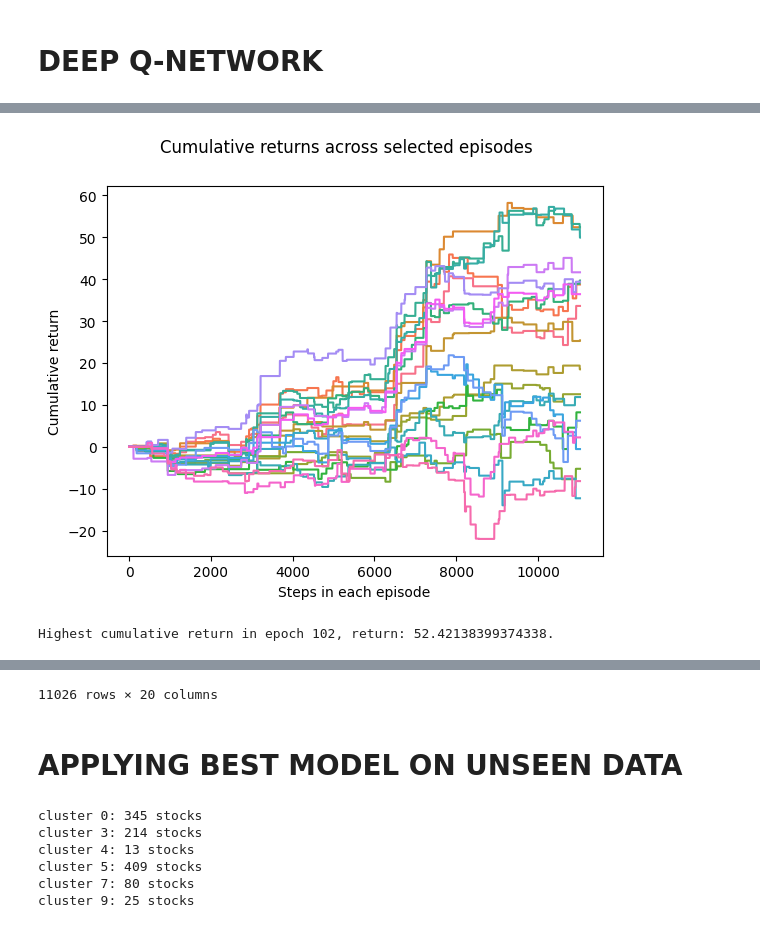
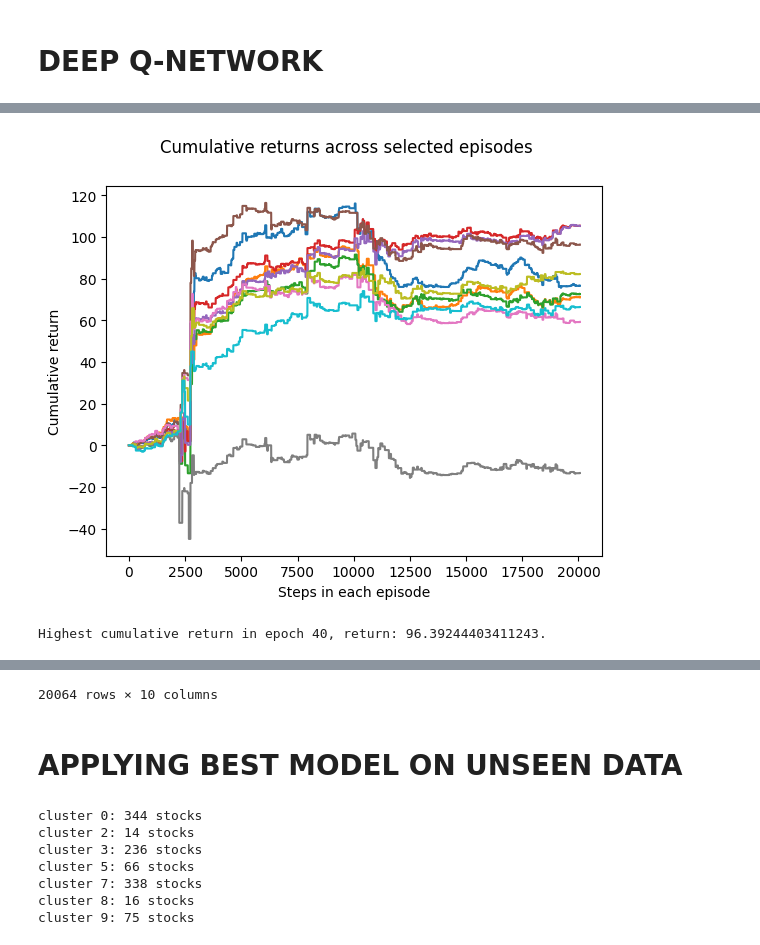
Before and after one commit to waikho/MADS_Capstone, a Jupyter notebook: RL/Pair_Trading_DQN.ipynb, the cells around one changed output, grey strips where cells are left out. Drawn from its saved outputs; the diff is of its cells as text; code cells hidden in the pictures.

```diff
--- a/RL/Pair_Trading_DQN.ipynb
+++ b/RL/Pair_Trading_DQN.ipynb
@@ -66,11 +66,11 @@ pgConnStr = config.pgDictToConn(config.pgSecrets)
 random_state = 42
 
 n_clusters = 10
-dailyDF = pipeline.getDailyPrices(pipeline.getDailyPricesTickersLst(pgConnStr), pgConnStr)
+#dailyDF = pipeline.getDailyPrices(pipeline.getDailyPricesTickersLst(pgConnStr), pgConnStr)
 
 #if read dailyDF from saved Excel file
-#dailyDF = pd.read_excel('./data/dailyDF_230408.xlsx', header=1, index_col=0, skiprows=0, parse_dates=True)
-#dailyDF.index = pd.to_datetime(dailyDF.index)
+dailyDF = pd.read_excel('./data/dailyDF_230408.xlsx', header=0, index_col=0, skiprows=0, parse_dates=True)
+dailyDF.index = pd.to_datetime(dailyDF.index)
 
 clusters = pipeline.findStockClusters(dailyDF, n_clusters)
 good_clusters_dict = pipeline.findStocksinClusters(clusters, n_clusters)
@@ -98,7 +99,7 @@ cluster 9: 25 stocks
 # %%
 #split train/test data by time: 70/30#
 #manually choose cluster of a reasonable size (80-100 stocks) AND REASONABLY DISPERSED for training model
-dailyDF_train = dailyDF[good_clusters_dict[3]]
+dailyDF_train = dailyDF[good_clusters_dict[0]]
 
 train_startdate = dailyDF_train.index[0]
 train_enddate = train_startdate + pd.DateOffset(years=5)
@@ -162,7 +163,7 @@ optimizer = optim.RMSprop(policy_net.parameters(), lr=1e-6)   #from torch.optim;
 memory = ReplayMemory(127000)   #increased from 10000
 # %%
 #training agent
-num_episodes = 120
+num_episodes = 80
 best_rewards = 0
 steps_done = 0
 
@@ -335,5 +336,5 @@ Highest cumulative return in epoch 18, return: 77.16826453047963
 # %%
-plot.plot_n_episodes(val_return_dict, 100, 120)
+plot.plot_n_episodes(val_return_dict, 35, 45)
 # %% [output]
-[figure, old version]
+[figure, new version]
-Highest cumulative return in epoch 102, return: 52.42138399374338.
+Highest cumulative return in epoch 40, return: 96.39244403411243.
@@ -352,4 +353,4 @@ Highest cumulative return in epoch 102, return: 52.42138399374338.
-11026 rows × 20 columns
+20064 rows × 10 columns
 # %% [markdown]
 # APPLYING BEST MODEL ON UNSEEN DATA #
 # %%
@@ -357,12 +358,13 @@ Highest cumulative return in epoch 102, return: 52.42138399374338.
 for i in good_clusters_dict.keys():
     print(f'cluster {i}: {len(dailyDF[good_clusters_dict[i]].columns)} stocks')
 # %% [output]
-cluster 0: 345 stocks
-cluster 3: 214 stocks
-cluster 4: 13 stocks
-cluster 5: 409 stocks
-cluster 7: 80 stocks
-cluster 9: 25 stocks
+cluster 0: 344 stocks
+cluster 2: 14 stocks
+cluster 3: 236 stocks
+cluster 5: 66 stocks
+cluster 7: 338 stocks
+cluster 8: 16 stocks
+cluster 9: 75 stocks
 # %%
 #function to get cluster performance in the testenv of an unseen cluster
 def get_cluster_performance(policy_net, target_net, testenvs):
```
Also changed, not shown: parts of 12 cells of this notebook, 1 other file.
